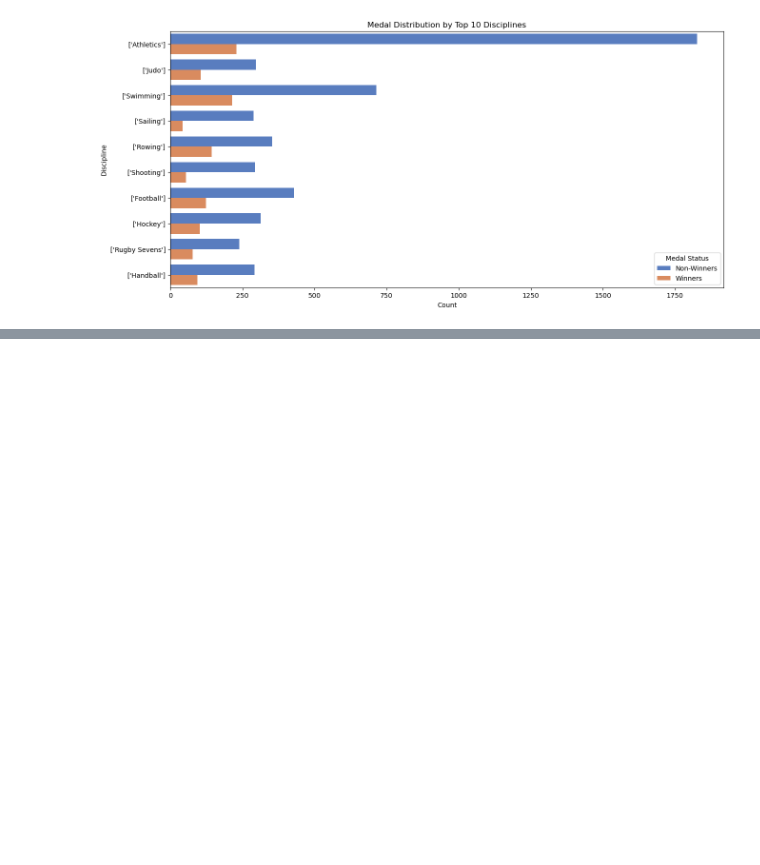
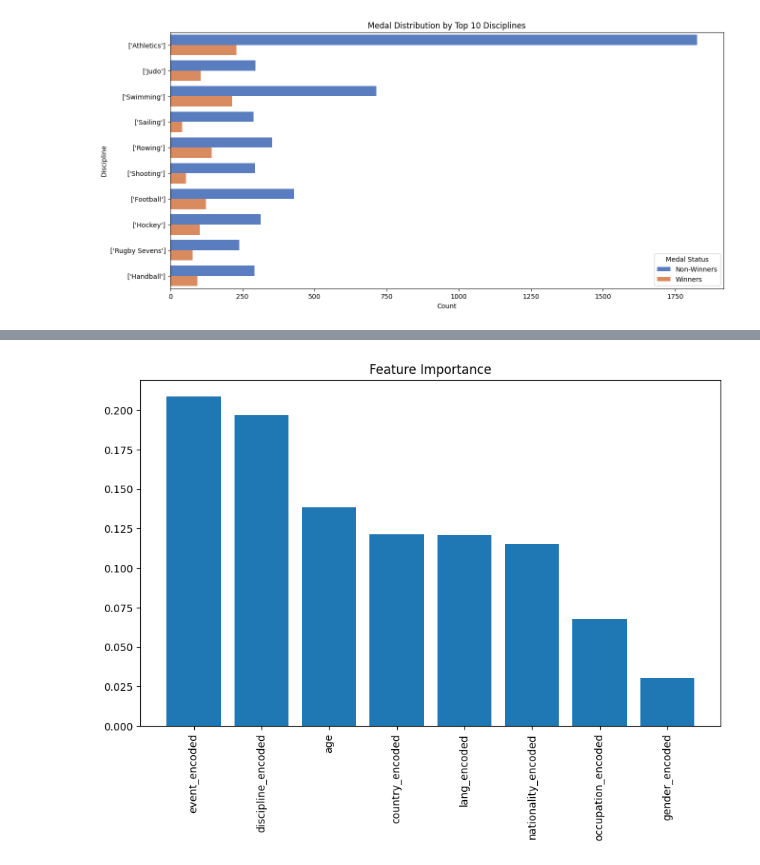
Before and after one commit to aamarnath1/ds-projects, a Jupyter notebook: Olympics Classification/Classification_Project-.ipynb, the cells around one changed output, grey strips where cells are left out. Cells and saved outputs as stored; diff of their text form; code cells hidden in the pictures; blank space fills up the shorter version.

```diff
--- a/Olympics Classification/Classification_Project-.ipynb
+++ b/Olympics Classification/Classification_Project-.ipynb
@@ -325,0 +433,24 @@ Chi-square Test p-value: 1.2208461235464192e-32
+# %%
+# Splitting the data
+X_train, X_test, y_train, y_test = train_test_split(final_clean_df[features], final_clean_df['has_medal'], test_size=0.2, random_state=42)
+
+# Model 1: Logistic Regression
+lr_model = LogisticRegression(max_iter=1000)
+lr_model.fit(X_train, y_train)
+lr_preds = lr_model.predict(X_test)
+print("Logistic Regression Accuracy:", accuracy_score(y_test, lr_preds))
+print(classification_report(y_test, lr_preds))
+
+# Model 2: Random Forest
+rf_model = RandomForestClassifier()
+rf_model.fit(X_train, y_train)
+rf_preds = rf_model.predict(X_test)
+print("Random Forest Accuracy:", accuracy_score(y_test, rf_preds))
+print(classification_report(y_test, rf_preds))
+
+# Model 3: Support Vector Machine (SVM)
+svc_model = SVC()
+svc_model.fit(X_train, y_train)
+svc_preds = svc_model.predict(X_test)
+print("SVM Accuracy:", accuracy_score(y_test, svc_preds))
+print(classification_report(y_test, svc_preds))
@@ -325,0 +521,14 @@ Chi-square Test p-value: 1.2208461235464192e-32
+# %%
+# Feature importance from the Random Forest model
+importances = rf_model.feature_importances_
+indices = np.argsort(importances)[::-1]
+feature_names = features
+
+# Plotting feature importance
+plt.figure(figsize=(10, 6))
+plt.title("Feature Importance")
+plt.bar(range(X_train.shape[1]), importances[indices], align="center")
+plt.xticks(range(X_train.shape[1]), [feature_names[i] for i in indices], rotation=90)
+plt.show()
+# %% [output]
+[figure, added]
```
Also changed, not shown: parts of 17 cells of this notebook.
